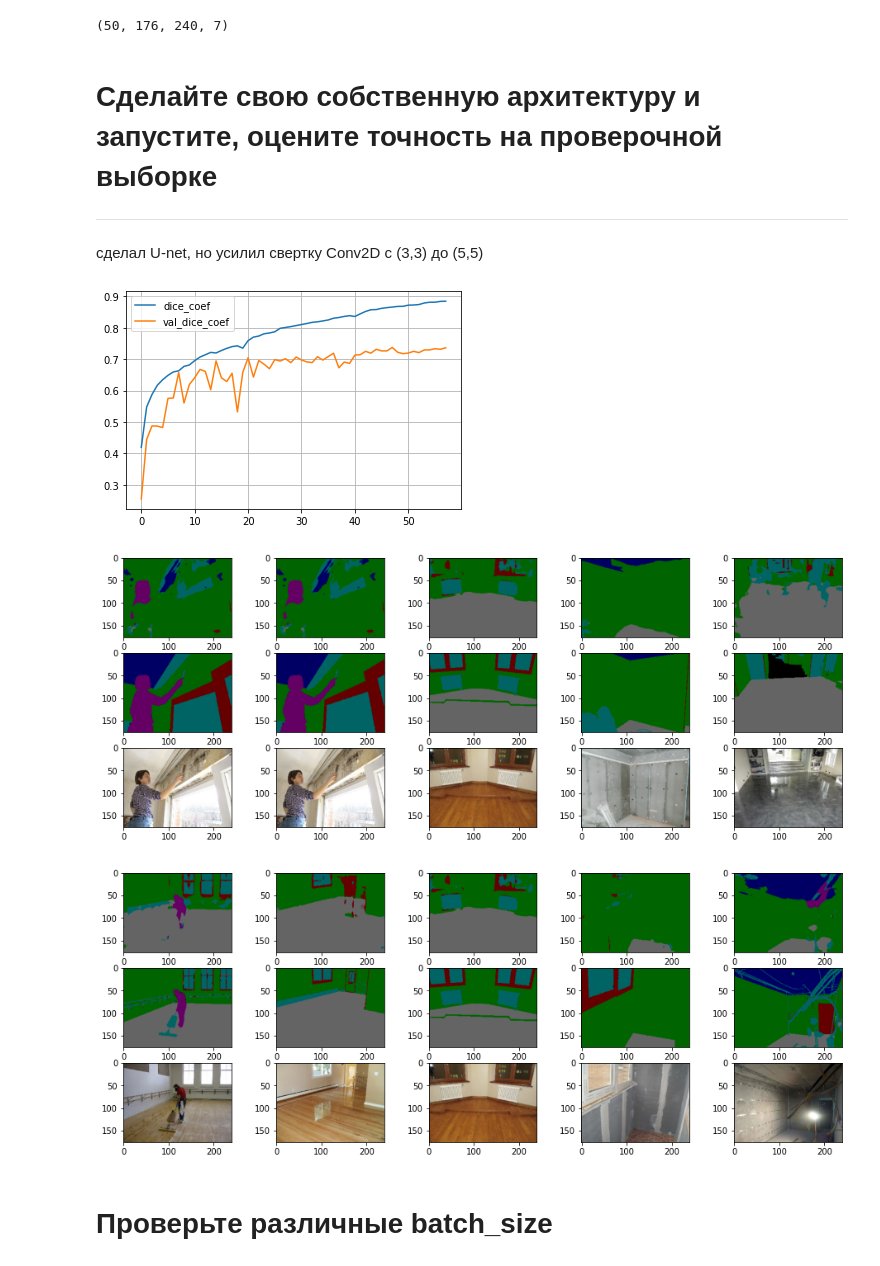
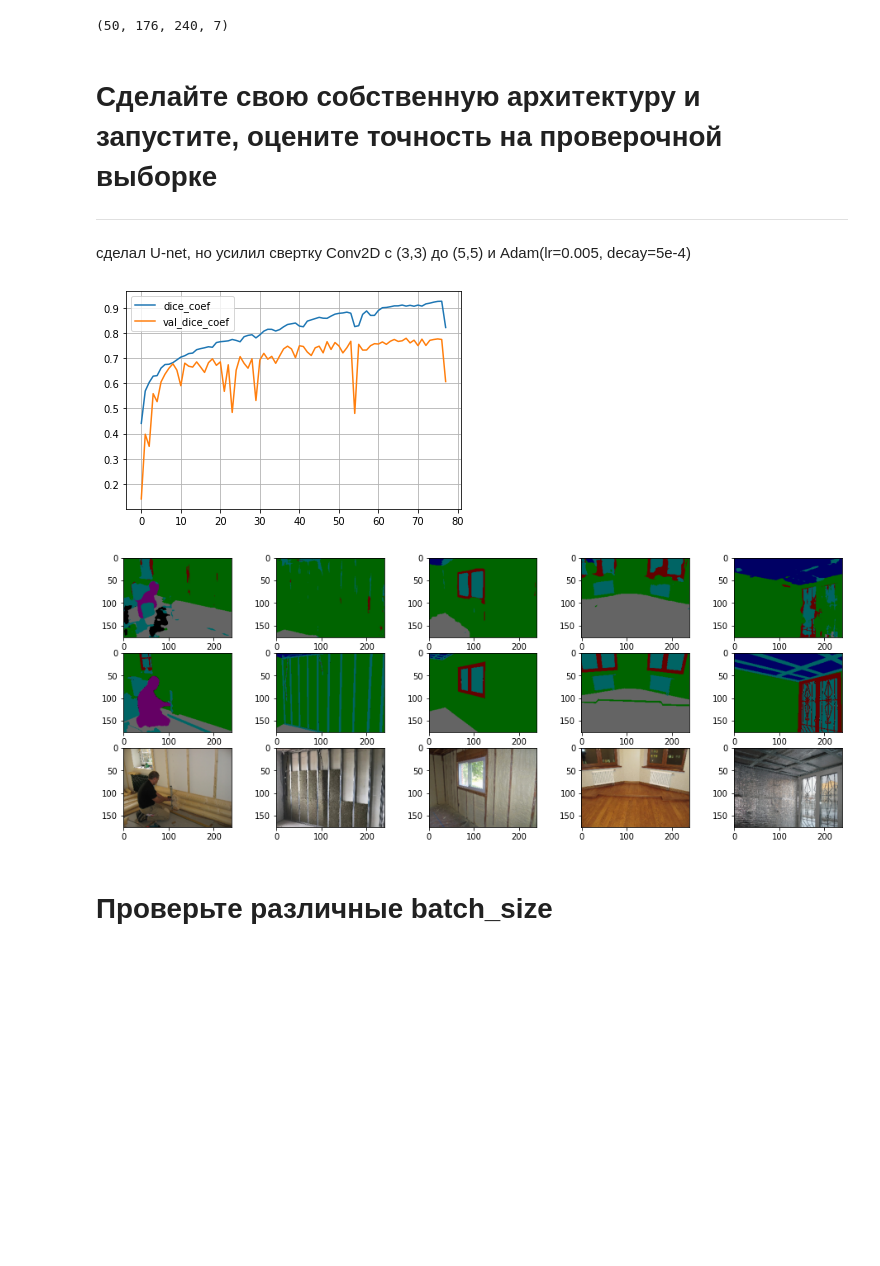
Before and after one commit to ikonushok/My_studying_Data-Science-and-Neyro-Nets-on-Python, a Jupyter notebook: ДЗ_12_Light_Сегментация.ipynb, the cells around one changed output. Drawn from its saved outputs; the diff is of its cells as text; code cells hidden in the pictures; blank space fills up the shorter version.

```diff
--- a/ДЗ_12_Light_Сегментация.ipynb
+++ b/ДЗ_12_Light_Сегментация.ipynb
@@ -1031,7 +927,7 @@ yVal.shape
 # %% [markdown]
 #  Сделайте свою собственную архитектуру и запустите, оцените точность на проверочной выборке
 ----
-сделал U-net, но усилил свертку Conv2D с (3,3) до (5,5)
+сделал U-net, но усилил свертку Conv2D с (3,3) до (5,5) и Adam(lr=0.005, decay=5e-4)
 # %%
 '''
   Функция создания сети
@@ -1178,46 +1074,41 @@ def unetWithMask_Unet(num_classes, input_shape= (352, 480, 3)):
     model = Model(img_input, x)                                        # Создаем модель с входом 'img_input' и выходом 'x'
 
     # Компилируем модель
-    model.compile(optimizer=Adam(0.0002, 0.5), loss='categorical_crossentropy', metrics=[dice_coef])
+    model.compile(optimizer=Adam(lr=0.005, decay=5e-4), loss='categorical_crossentropy', metrics=[dice_coef])
 
     return model
 # %%
 #Коллбэки
 early_stopping = EarlyStopping(monitor = 'val_dice_coef', patience = 10, verbose = 0, restore_best_weights = True, mode='max')
-reduce_lr = ReduceLROnPlateau(monitor='val_dice_coef', factor=0.5, patience=5, min_lr=1e-06, verbose = 0, mode='max')
+#reduce_lr = ReduceLROnPlateau(monitor='val_dice_coef', factor=0.5, patience=5, min_lr=1e-06, verbose = 0, mode='max')
 Checkpoint = ModelCheckpoint('model_Unet.h5', monitor='val_dice_coef', verbose=1, save_best_only=True, save_weights_only=True, mode='max')
 
 
 for batch_size in [15]:
   print ('\nbatch_size = ', batch_size)
   model_Unet = unetWithMask_Unet(num_classes, (img_width, img_height, 3))
   model_Unet.compile(optimizer=Adam(0.0002, 0.5), loss='categorical_crossentropy', metrics=[dice_coef])
 
   # Обучаем модель simpleUnet
   history = model_Unet.fit(xTrain, yTrain, validation_data = (xVal, yVal),
                             epochs=100, batch_size = batch_size, verbose=0,
-                            callbacks = [early_stopping, reduce_lr, Checkpoint])
+                            callbacks = [early_stopping, Checkpoint])
 
   #Выводим график точности распознавания на обучающей и проверочной выборках
   clear_output()
   plt.plot(history.history['dice_coef'], label='dice_coef')
   plt.plot(history.history['val_dice_coef'], label='val_dice_coef')
   plt.legend()
   plt.grid()
   plt.show()
-
-  #modelM3 = unetWithMask(num_classes, (img_width, img_height, 3))
-  model_Unet.load_weights('/content/drive/My Drive/Занятие_12_Сегментация/data_стройка/model_Unet.h5')
-  processImage(model_Unet, 5, num_classes)
 # %% [output]
-[figure, old version]
+[figure, new version]
-[figure, removed]
 # %%
-  #modelM3 = unetWithMask(num_classes, (img_width, img_height, 3))
+  #model_Unet = unetWithMask(num_classes, (img_width, img_height, 3))
   model_Unet.load_weights('/content/drive/My Drive/Занятие_12_Сегментация/data_стройка/model_Unet.h5')
   processImage(model_Unet, 5, num_classes)
 # %% [output]
-[figure, old version]
+[figure, new version]
 # %% [markdown]
 # Проверьте различные batch_size
 # %%
```
Also changed, not shown: parts of 9 cells of this notebook.
